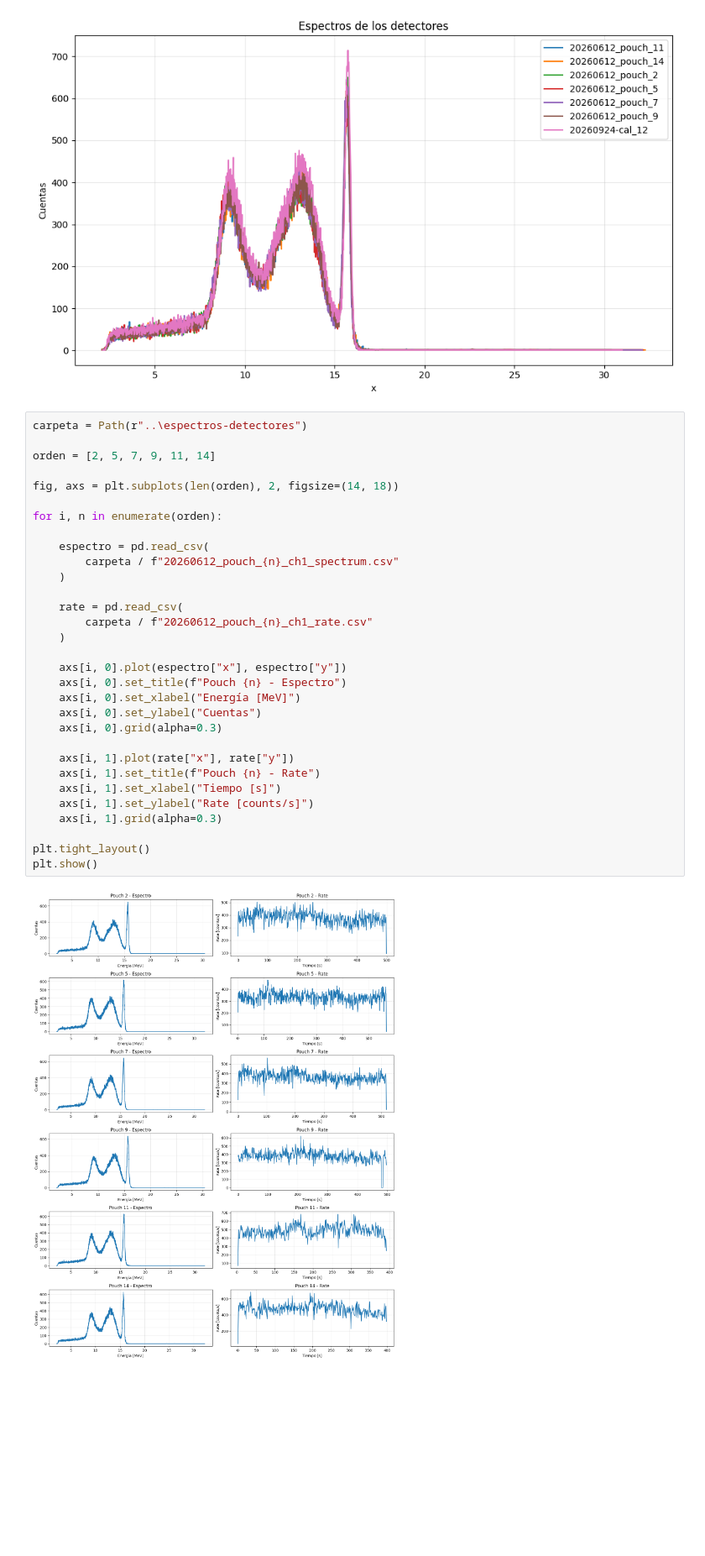
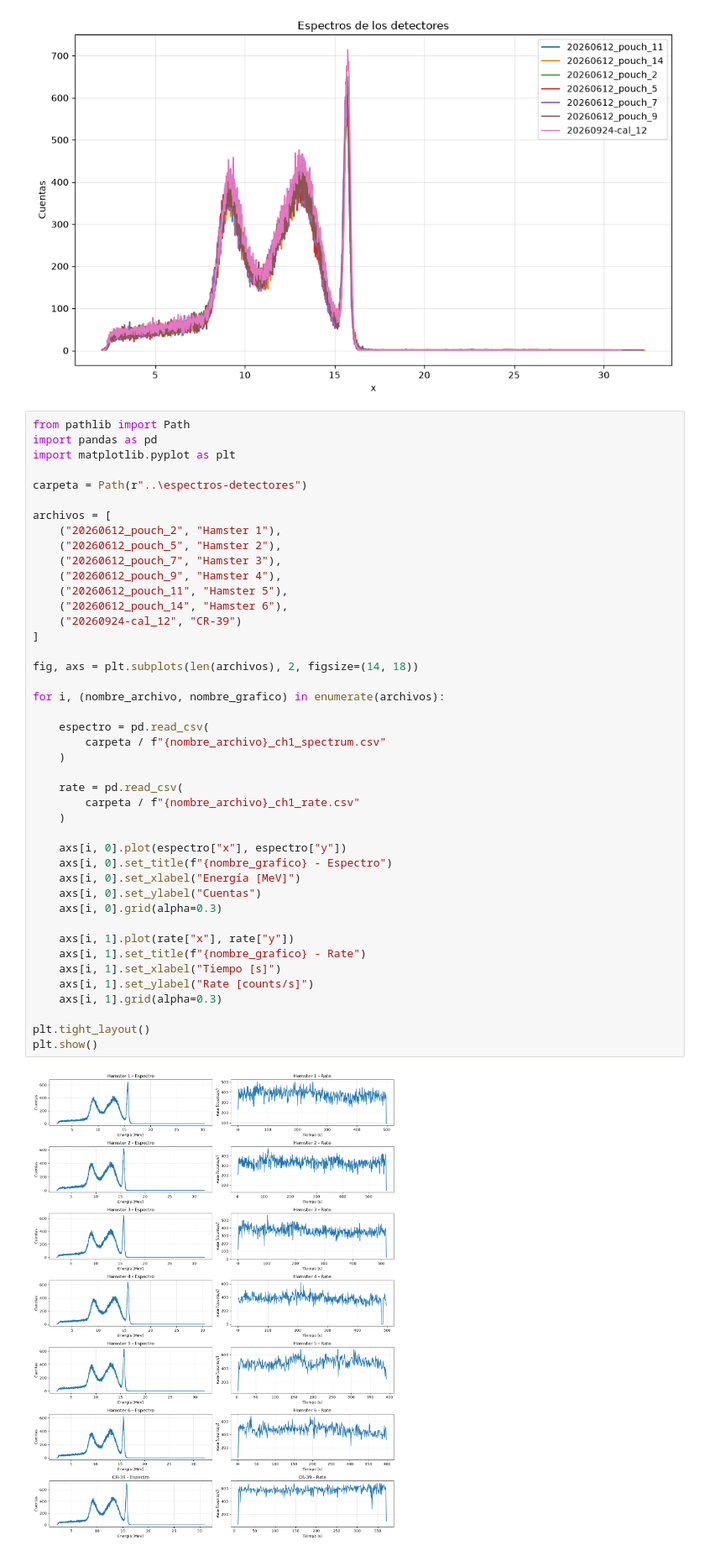
Before and after one commit to arirodriguez001/Laboratory-VII, a Jupyter notebook: espectros-detectores/espectros.ipynb, the cells around one changed output. Shown at 84% size. Saved outputs shown, nothing was run; the diff lists cells and outputs as text; blank space fills up the shorter version.

Commit message:
espectros jesus

```diff
--- a/espectros-detectores/espectros.ipynb
+++ b/espectros-detectores/espectros.ipynb
@@ -36,35 +36,47 @@ plt.show()
 Encontré 7 archivos
 [figure]
 # %%
+from pathlib import Path
+import pandas as pd
+import matplotlib.pyplot as plt
+
 carpeta = Path(r"..\espectros-detectores")
 
-orden = [2, 5, 7, 9, 11, 14]
+archivos = [
+    ("20260612_pouch_2", "Hamster 1"),
+    ("20260612_pouch_5", "Hamster 2"),
+    ("20260612_pouch_7", "Hamster 3"),
+    ("20260612_pouch_9", "Hamster 4"),
+    ("20260612_pouch_11", "Hamster 5"),
+    ("20260612_pouch_14", "Hamster 6"),
+    ("20260924-cal_12", "CR-39")
+]
 
-fig, axs = plt.subplots(len(orden), 2, figsize=(14, 18))
+fig, axs = plt.subplots(len(archivos), 2, figsize=(14, 18))
 
-for i, n in enumerate(orden):
+for i, (nombre_archivo, nombre_grafico) in enumerate(archivos):
 
     espectro = pd.read_csv(
-        carpeta / f"20260612_pouch_{n}_ch1_spectrum.csv"
+        carpeta / f"{nombre_archivo}_ch1_spectrum.csv"
     )
 
     rate = pd.read_csv(
-        carpeta / f"20260612_pouch_{n}_ch1_rate.csv"
+        carpeta / f"{nombre_archivo}_ch1_rate.csv"
     )
 
     axs[i, 0].plot(espectro["x"], espectro["y"])
-    axs[i, 0].set_title(f"Pouch {n} - Espectro")
+    axs[i, 0].set_title(f"{nombre_grafico} - Espectro")
     axs[i, 0].set_xlabel("Energía [MeV]")
     axs[i, 0].set_ylabel("Cuentas")
     axs[i, 0].grid(alpha=0.3)
 
     axs[i, 1].plot(rate["x"], rate["y"])
-    axs[i, 1].set_title(f"Pouch {n} - Rate")
+    axs[i, 1].set_title(f"{nombre_grafico} - Rate")
     axs[i, 1].set_xlabel("Tiempo [s]")
     axs[i, 1].set_ylabel("Rate [counts/s]")
     axs[i, 1].grid(alpha=0.3)
 
 plt.tight_layout()
 plt.show()
 # %% [output]
-[figure, old version]
+[figure, new version]
```
